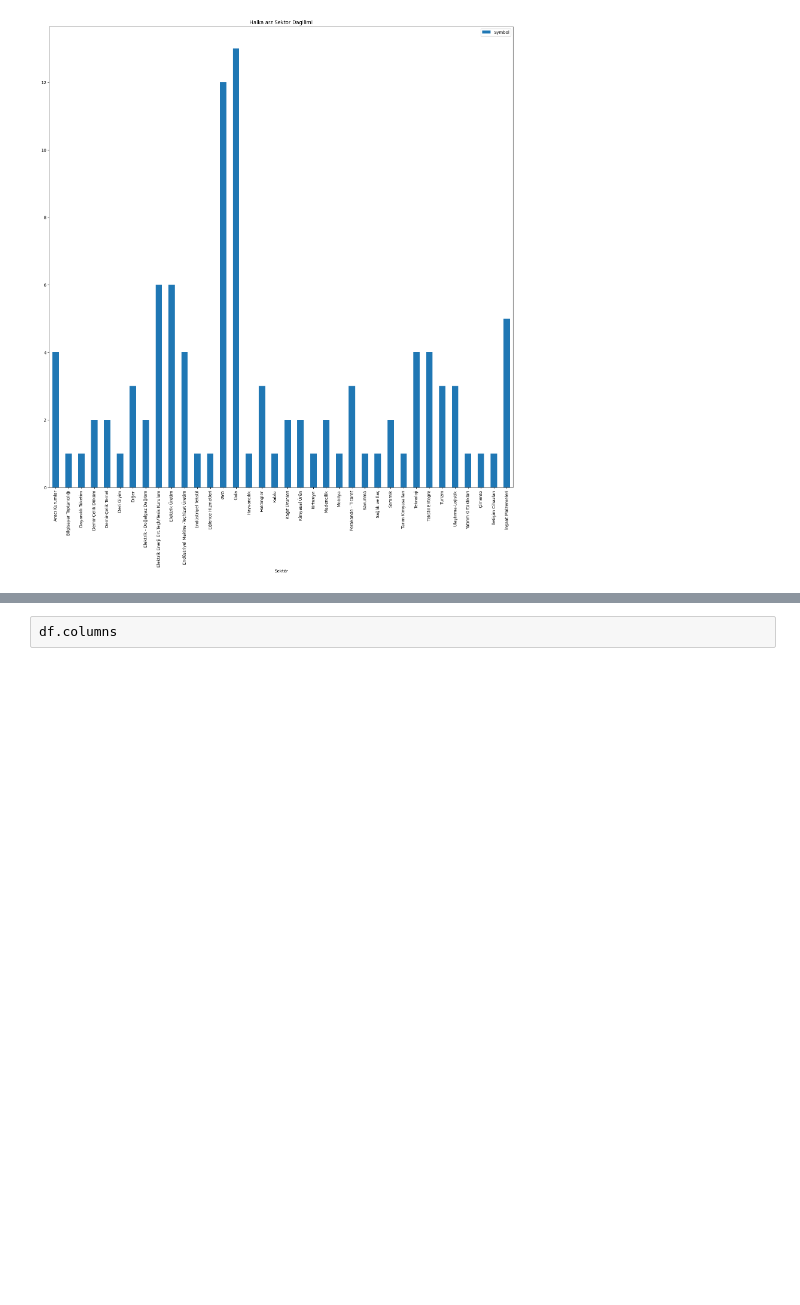
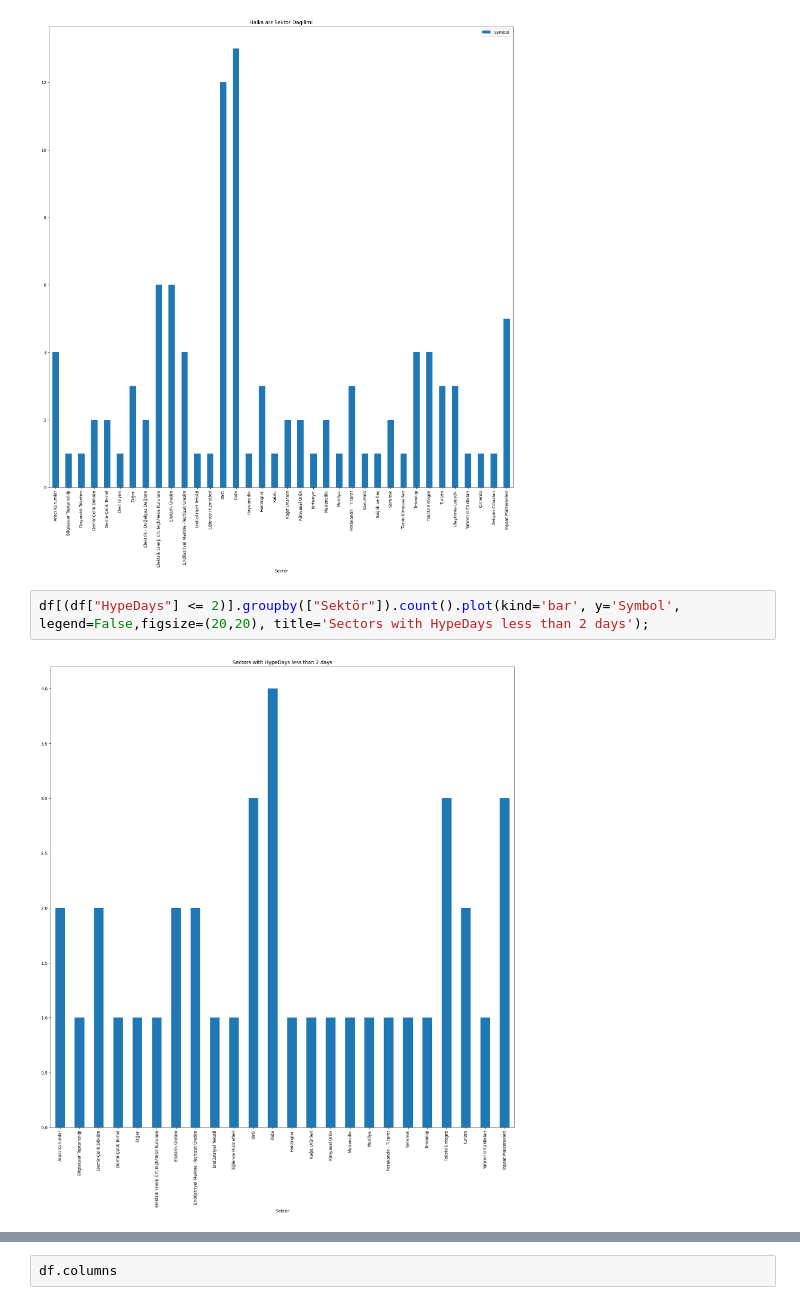
Before and after one commit to uguratli/HalkaArz, a Jupyter notebook: halka_arz.ipynb, the cells around one changed output, grey strips where cells are left out. Cells and saved outputs as stored; diff of their text form; blank space fills up the shorter version.

```diff
--- a/halka_arz.ipynb
+++ b/halka_arz.ipynb
@@ -504,3 +508,7 @@ df.groupby(['Sektör']).count().plot(kind='pie', y='Symbol',autopct='%1.0f%%',fi
 df.groupby(['Sektör']).count().plot(kind='bar', y='Symbol',figsize=(20,20), title='Halka arz Sektor Dagilimi');
 # %% [output]
 [figure]
+# %%
+df[(df["HypeDays"] <= 2)].groupby(["Sektör"]).count().plot(kind='bar', y='Symbol', legend=False,figsize=(20,20), title='Sectors with HypeDays less than 2 days');
+# %% [output]
+[figure, added]
```
Also changed, not shown: parts of 7 cells of this notebook.
